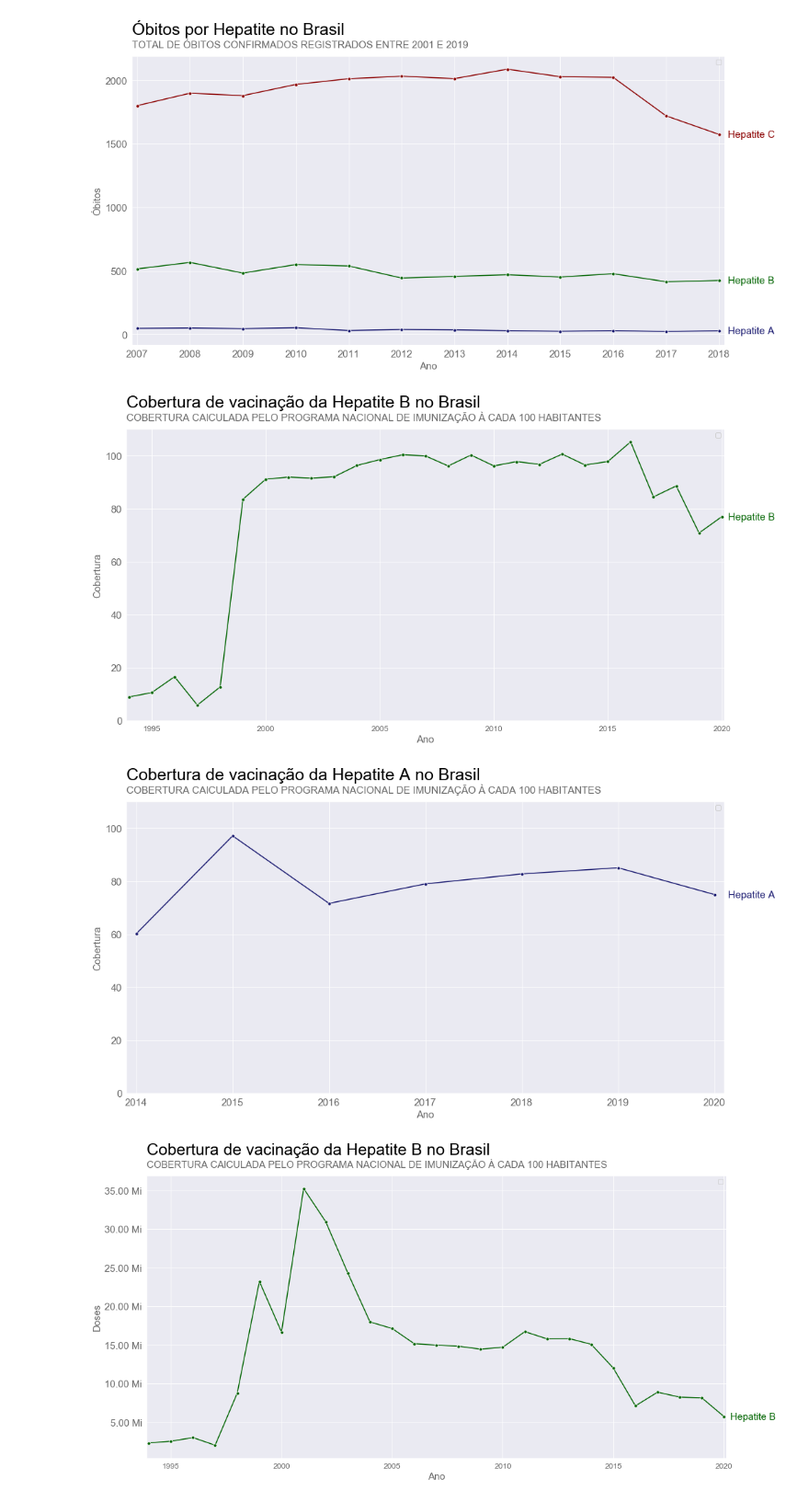
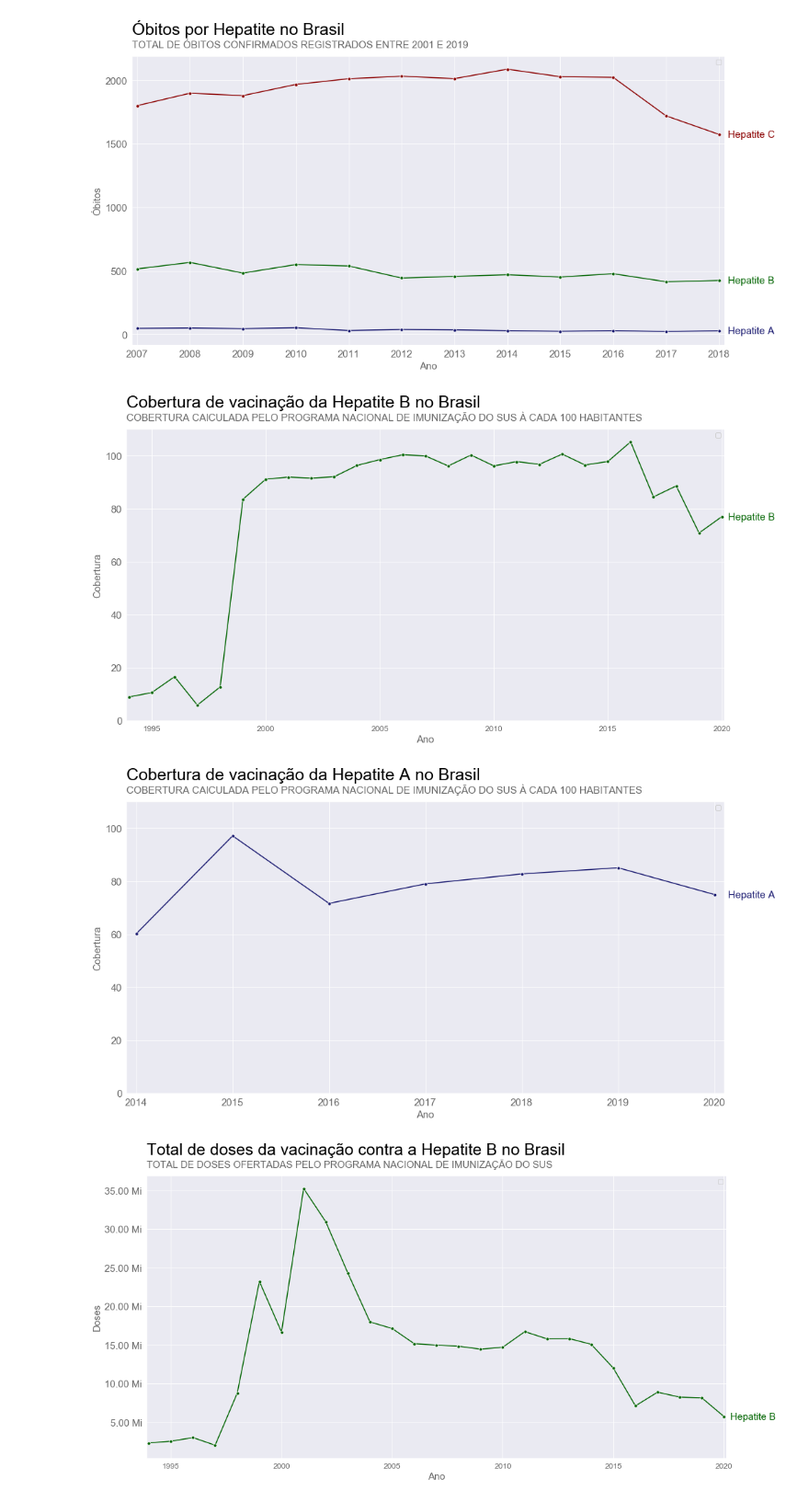
Before and after one commit to PedroHCAlmeida/projeto_um_mal_silencioso, a Jupyter notebook: notebooks/Analise_final.ipynb, the cells around one changed output. Shown at 92% size. Cells and saved outputs as stored; diff of their text form; code cells hidden in the pictures.

```diff
--- a/notebooks/Analise_final.ipynb
+++ b/notebooks/Analise_final.ipynb
@@ -116,21 +116,21 @@ plota_grafico(dados.dropna(subset=['Obitos']), 'Ano', 'Obitos', hue='Classe_vira
 [figure]
 # %%
 plota_grafico(dados.query('Classe_viral == "B"'), 'Ano', 'Cobertura_vacina_100Hab', hue='Classe_viral', dict_hue_palette={'B':'#006400'}, hue_legend=['Hepatite B'], xlim=[1993.9,2020.1],
-             title='Cobertura de vacinação da Hepatite B no Brasil', subtitle='COBERTURA CAlCULADA PELO PROGRAMA NACIONAL DE IMUNIZAÇÃO À CADA 100 HABITANTES',
+             title='Cobertura de vacinação da Hepatite B no Brasil', subtitle='COBERTURA CAlCULADA PELO PROGRAMA NACIONAL DE IMUNIZAÇÃO DO SUS À CADA 100 HABITANTES',
               xlabel='Ano', ylabel='Cobertura', marker='.', markersize=10,  ylim=[0,110])
 # %% [output]
-[figure, old version]
+[figure, new version]
 # %%
 plota_grafico(dados.query('Classe_viral == "A"'), 'Ano', 'Cobertura_vacina_100Hab', por_ano=True, hue='Classe_viral', dict_hue_palette={'A':'#191970'}, hue_legend=['Hepatite A'], xlim=[2013.9,2020.1],
-             title='Cobertura de vacinação da Hepatite A no Brasil', subtitle='COBERTURA CAlCULADA PELO PROGRAMA NACIONAL DE IMUNIZAÇÃO À CADA 100 HABITANTES', xlabel='Ano', ylabel='Cobertura',
+             title='Cobertura de vacinação da Hepatite A no Brasil', subtitle='COBERTURA CAlCULADA PELO PROGRAMA NACIONAL DE IMUNIZAÇÃO DO SUS À CADA 100 HABITANTES', xlabel='Ano', ylabel='Cobertura',
               marker='.', markersize=10, ylim=[0,110])
 # %% [output]
-[figure, old version]
+[figure, new version]
 # %%
 plota_grafico(dados.query('Classe_viral == "B"'), 'Ano', 'Doses_totais',  hue='Classe_viral', dict_hue_palette={'B':'#006400'}, hue_legend=['Hepatite B'], xlim=[1993.9,2020.1],
-             title='Cobertura de vacinação da Hepatite B no Brasil', subtitle='COBERTURA CAlCULADA PELO PROGRAMA NACIONAL DE IMUNIZAÇÃO À CADA 100 HABITANTES',
+             title='Total de doses da vacinação contra a Hepatite B no Brasil', subtitle='TOTAL DE DOSES OFERTADAS PELO PROGRAMA NACIONAL DE IMUNIZAÇÃO DO SUS',
               xlabel='Ano', ylabel='Doses', marker='.', markersize=10, formatter_y=million_formatter)
 # %% [output]
-[figure, old version]
+[figure, new version]
 # %%
 plota_grafico(dados.query('Classe_viral == "A"'), 'Ano', 'Doses_totais', por_ano=True, hue='Classe_viral', dict_hue_palette={'A':'#191970'}, hue_legend=['Hepatite A'], xlim=[1999.9,2020.1],
```
Also changed, not shown: parts of 1 cell of this notebook.
